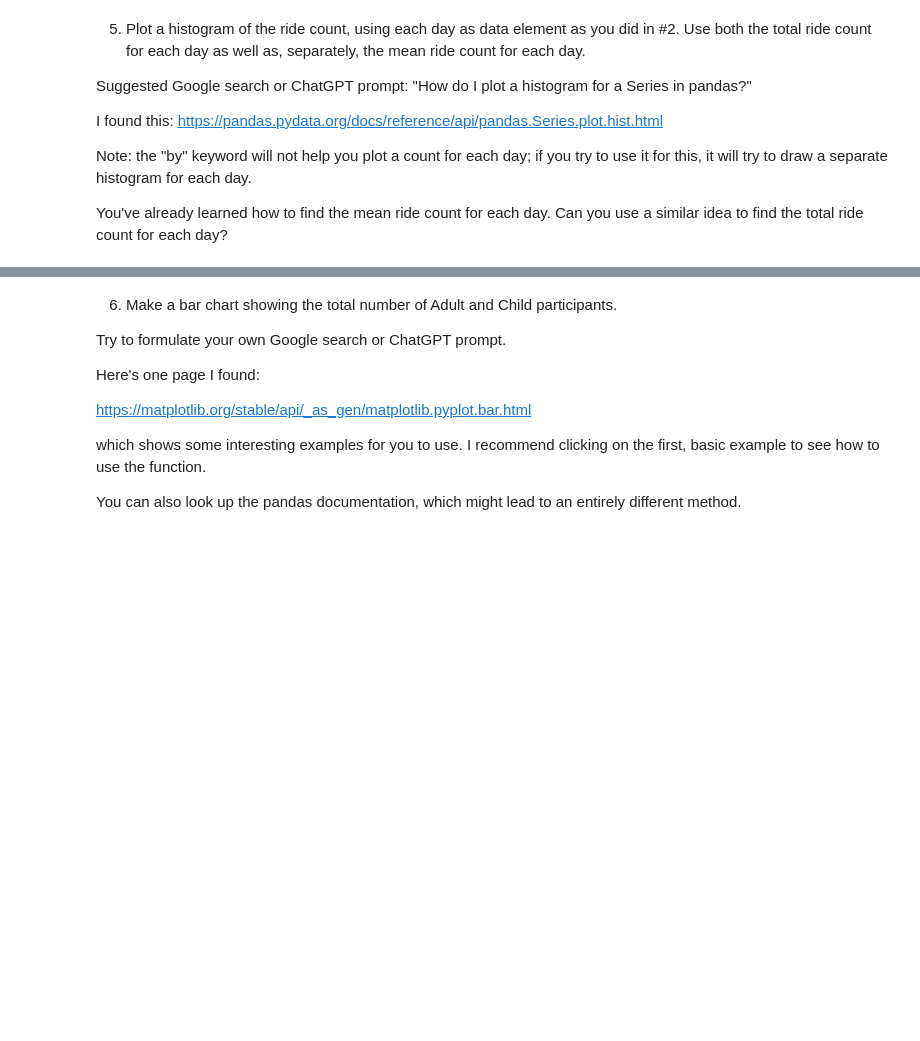
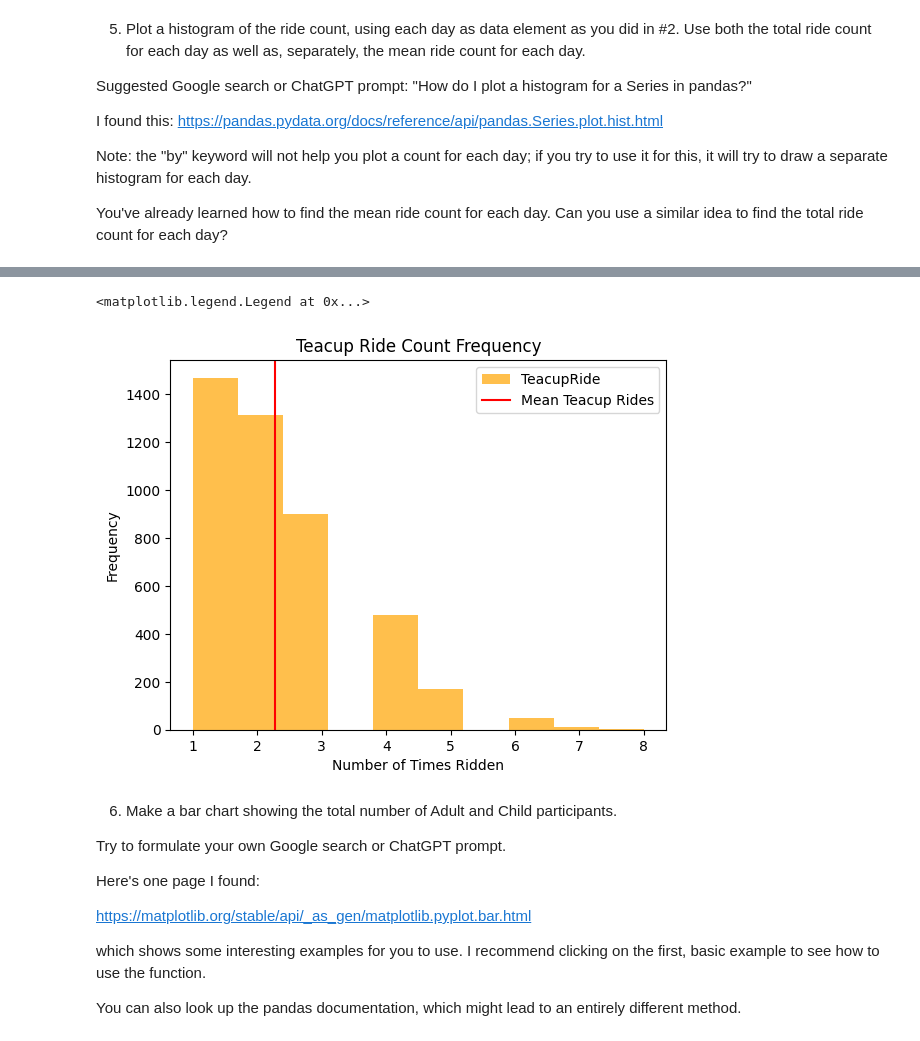
Before and after one commit to els246/2025-spring-B2, a Jupyter notebook: OMDS-ModB2-Week3-Stiller-Emma.ipynb, the cells around one changed output, grey strips where cells are left out. Drawn from its saved outputs; the diff is of its cells as text; code cells hidden in the pictures; blank space fills up the shorter version.

```diff
--- a/OMDS-ModB2-Week3-Stiller-Emma.ipynb
+++ b/OMDS-ModB2-Week3-Stiller-Emma.ipynb
@@ -333,3 +367,14 @@ You've already learned how to find the mean ride count for each day.  Can you us
+# %%
+# teacup rides histogram
+teacup_counts = pd.Series(teacup_counts_per_day)
+teacup_counts.plot.hist(bins=10, alpha=0.7, color='orange', title='Teacup Ride Count Frequency')
+teacup_means = teacup_means_per_day
+plt.axvline(teacup_means_per_day, color='red', label='Mean Teacup Rides')
+plt.xlabel('Number of Times Ridden')
+plt.legend()
+# %% [output]
+<matplotlib.legend.Legend at 0x...>
+[figure, added]
 # %% [markdown]
 6. Make a bar chart showing the total number of Adult and Child participants.
 
```
Also changed, not shown: parts of 11 cells of this notebook.
